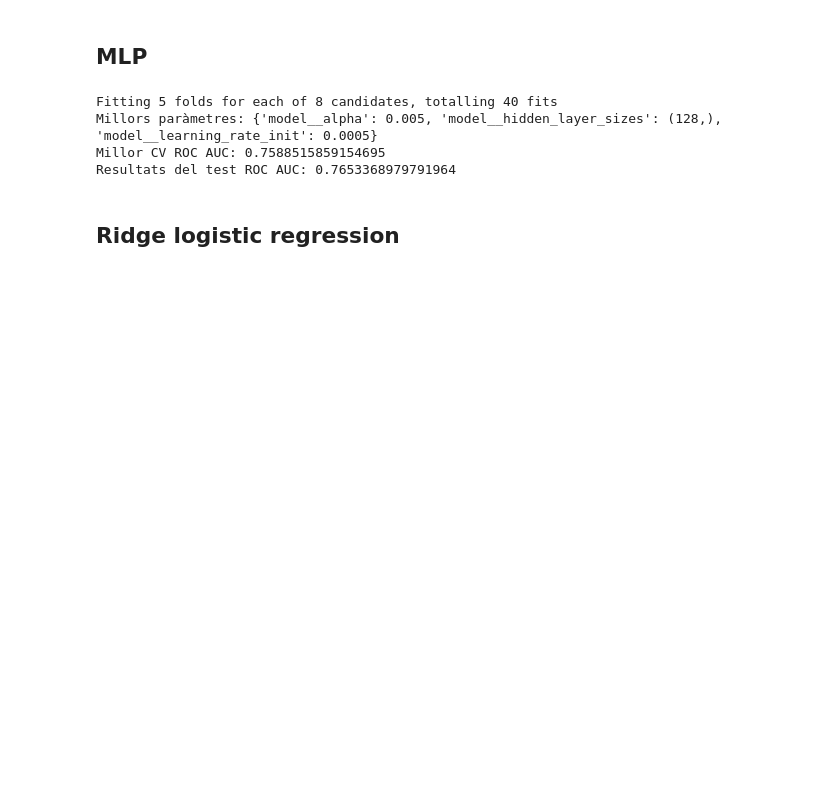
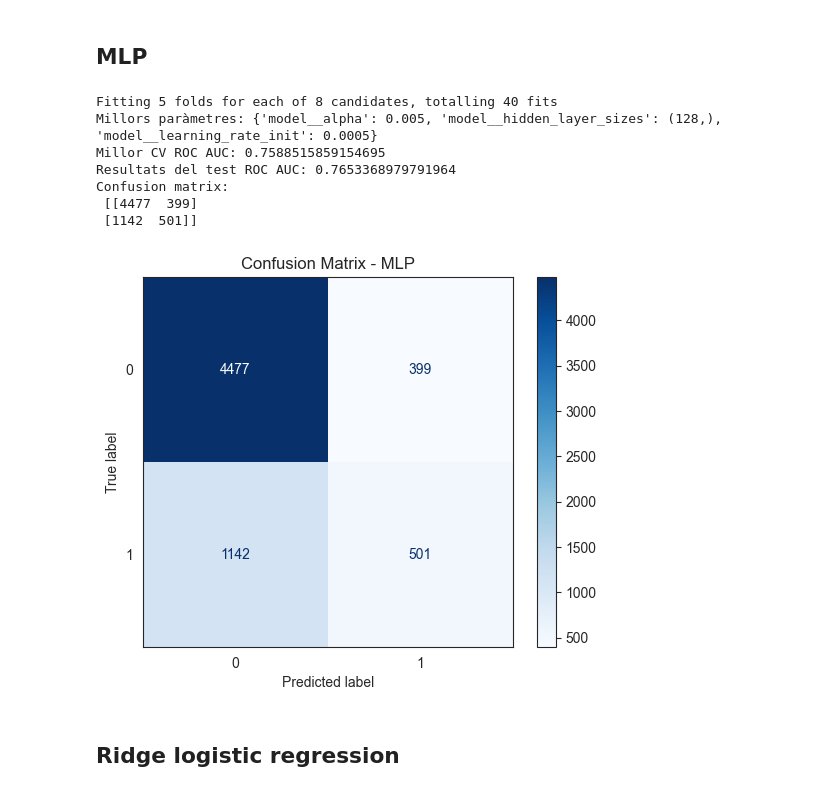
Before and after one commit to eliagarcia/tfg-genetic-variants, a Jupyter notebook: notebooks/class.ipynb, the cells around one changed output. Cells and saved outputs as stored; diff of their text form; code cells hidden in the pictures; blank space fills up the shorter version.

```diff
--- a/notebooks/class.ipynb
+++ b/notebooks/class.ipynb
@@ -551,6 +560,8 @@ Resultats del test ROC AUC: 0.7391771190278493
 # %% [markdown]
 ## MLP
 # %%
+
+from sklearn.metrics import ConfusionMatrixDisplay, confusion_matrix
 
 warnings.filterwarnings(
     "ignore",
@@ -580,33 +591,44 @@ cv = StratifiedKFold(n_splits=5, shuffle=True, random_state=42)
 param_grid = {
     "model__alpha": [1e-3, 5e-3],
     "model__learning_rate_init": [1e-4, 5e-4],
     "model__hidden_layer_sizes": [(128,), (64,)]
 }
 
 grid_mlp = GridSearchCV(
     pipeline_mlp,
     param_grid=param_grid,
     scoring="roc_auc",
     cv=cv,
     n_jobs=1,
     verbose=1,
     error_score="raise"
 )
 
 grid_mlp.fit(X_train_val, y_train_val)
 
 print("Millors paràmetres:", grid_mlp.best_params_)
 print("Millor CV ROC AUC:", grid_mlp.best_score_)
 
 best_mlp = grid_mlp.best_estimator_
 y_test_proba = best_mlp.predict_proba(X_test)[:, 1]
+y_test_pred = best_mlp.predict(X_test)
 auc_mlp = roc_auc_score(y_test, y_test_proba)
+cm_mlp = confusion_matrix(y_test, y_test_pred)
 print("Resultats del test ROC AUC:", roc_auc_score(y_test, y_test_proba))
+print("Confusion matrix:\n", cm_mlp)
+
+ConfusionMatrixDisplay(confusion_matrix=cm_mlp).plot(cmap="Blues")
+plt.title("Confusion Matrix - MLP")
+plt.show()
 # %% [output]
 Fitting 5 folds for each of 8 candidates, totalling 40 fits
 Millors paràmetres: {'model__alpha': 0.005, 'model__hidden_layer_sizes': (128,), 'model__learning_rate_init': 0.0005}
 Millor CV ROC AUC: 0.7588515859154695
 Resultats del test ROC AUC: 0.7653368979791964
+Confusion matrix:
+ [[4477  399]
+ [1142  501]]
+[figure, added]
 # %% [markdown]
 ## Ridge logistic regression
 # %%
```
Also changed, not shown: parts of 19 cells of this notebook.
